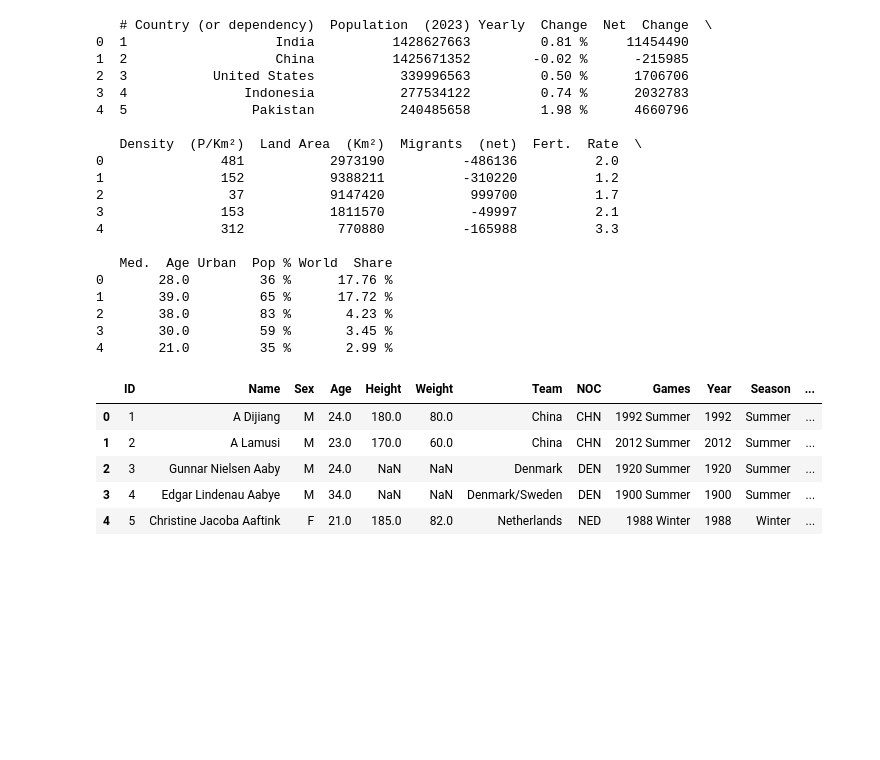
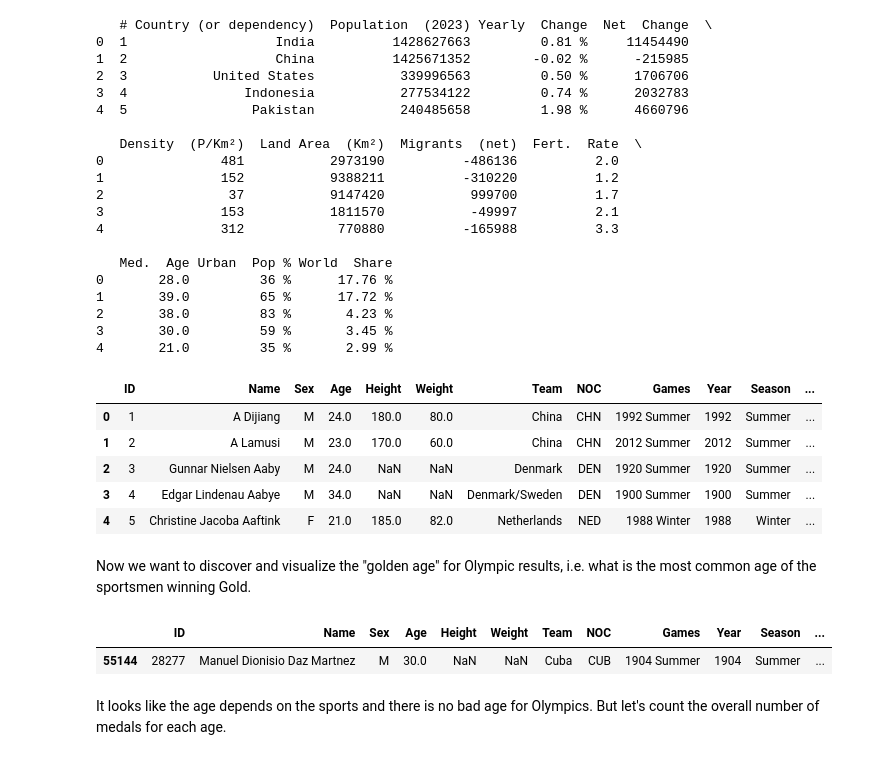
Before and after one commit to TobiasEnglund/Projekt-OS-Italien, a Jupyter notebook: Uppgift_0.ipynb, the cells around one changed output. Cells and saved outputs as stored; diff of their text form; code cells hidden in the pictures; blank space fills up the shorter version.

```diff
--- a/Uppgift_0.ipynb
+++ b/Uppgift_0.ipynb
@@ -374,3 +374,11 @@ merged_df.head(5)
 | 2 | 3 | Gunnar Nielsen Aaby | M | 24.0 | NaN | NaN | Denmark | DEN | 1920 Summer | 1920 | Summer | ... |
 | 3 | 4 | Edgar Lindenau Aabye | M | 34.0 | NaN | NaN | Denmark/Sweden | DEN | 1900 Summer | 1900 | Summer | ... |
 | 4 | 5 | Christine Jacoba Aaftink | F | 21.0 | 185.0 | 82.0 | Netherlands | NED | 1988 Winter | 1988 | Winter | ... |
+# %% [markdown]
+Now we want to discover and visualize the "golden age" for Olympic results, i.e. what is the most common age of the sportsmen winning Gold.
+# %%
+golden_age = athlete_events.query("Medal == 'Gold'")
+golden_age.sample()
+# %% [output]
+|  | ID | Name | Sex | Age | Height | Weight | Team | NOC | Games | Year | Season | ... |
+| 55144 | 28277 | Manuel Dionisio Daz Martnez | M | 30.0 | NaN | NaN | Cuba | CUB | 1904 Summer | 1904 | Summer | ... |
@@ -376,0 +387,2 @@ merged_df.head(5)
+# %% [markdown]
+It looks like the age depends on the sports and there is no bad age for Olympics. But let's count the overall number of medals for each age.
```
Also changed, not shown: parts of 6 cells of this notebook.
